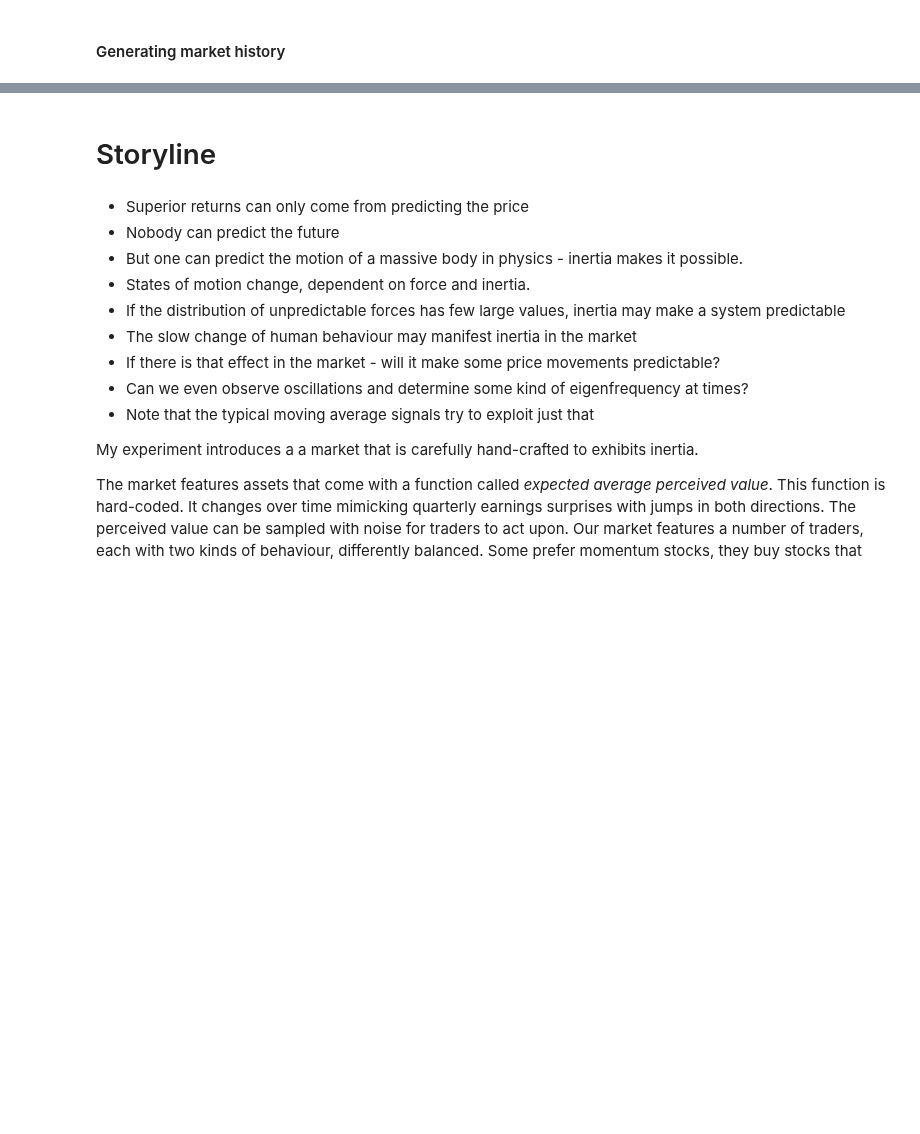
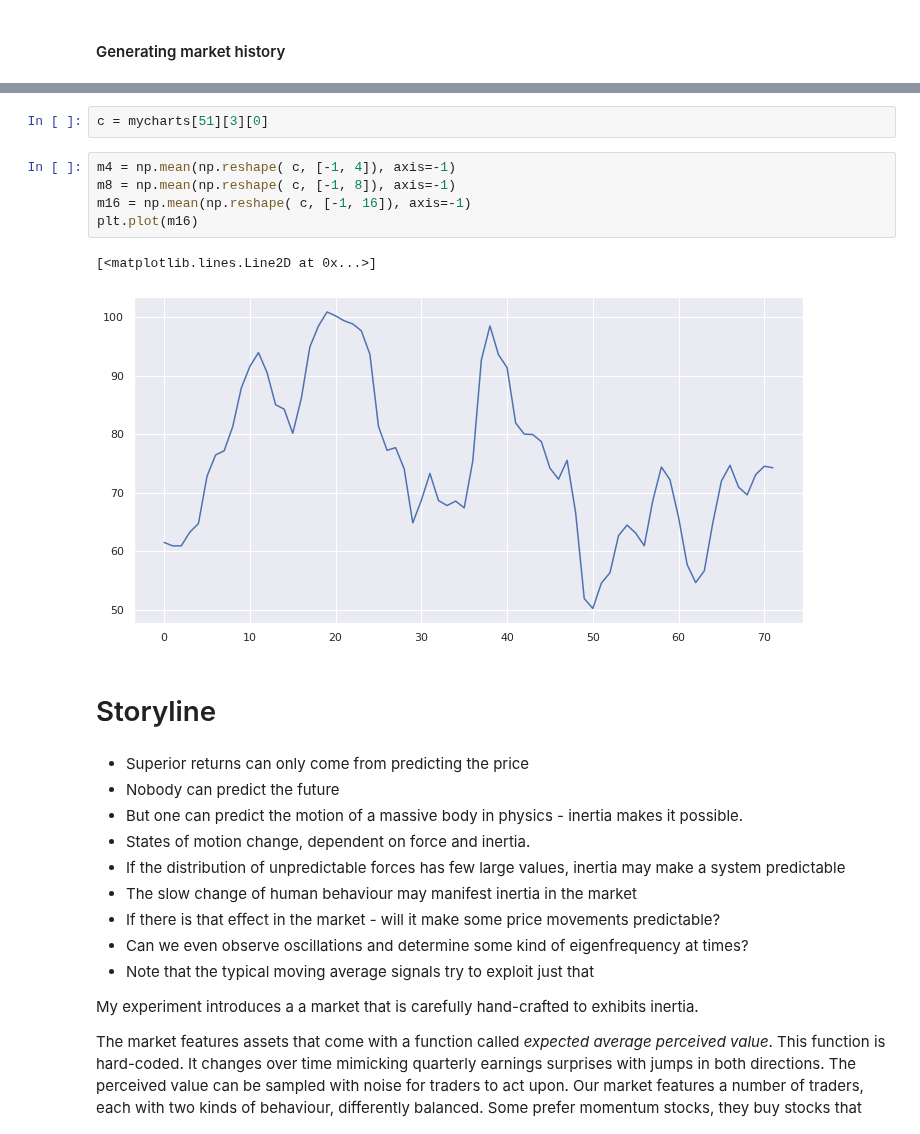
Before and after one commit to smurve/financials, a Jupyter notebook: Market_with_Inertia.ipynb, the cells around one changed output, grey strips where cells are left out. Saved outputs shown, nothing was run; the diff lists cells and outputs as text; blank space fills up the shorter version.

```diff
--- a/Market_with_Inertia.ipynb
+++ b/Market_with_Inertia.ipynb
@@ -129,3 +205,13 @@ for ticker in tickers[2:3]:
+# %%
+c = mycharts[51][3][0]
+# %%
+m4 = np.mean(np.reshape( c, [-1, 4]), axis=-1)
+m8 = np.mean(np.reshape( c, [-1, 8]), axis=-1)
+m16 = np.mean(np.reshape( c, [-1, 16]), axis=-1)
+plt.plot(m16)
+# %% [output]
+[<matplotlib.lines.Line2D at 0x...>]
+[figure, added]
 # %% [markdown]
 # Storyline
 # %% [markdown]
```
Also changed, not shown: parts of 14 cells of this notebook.
